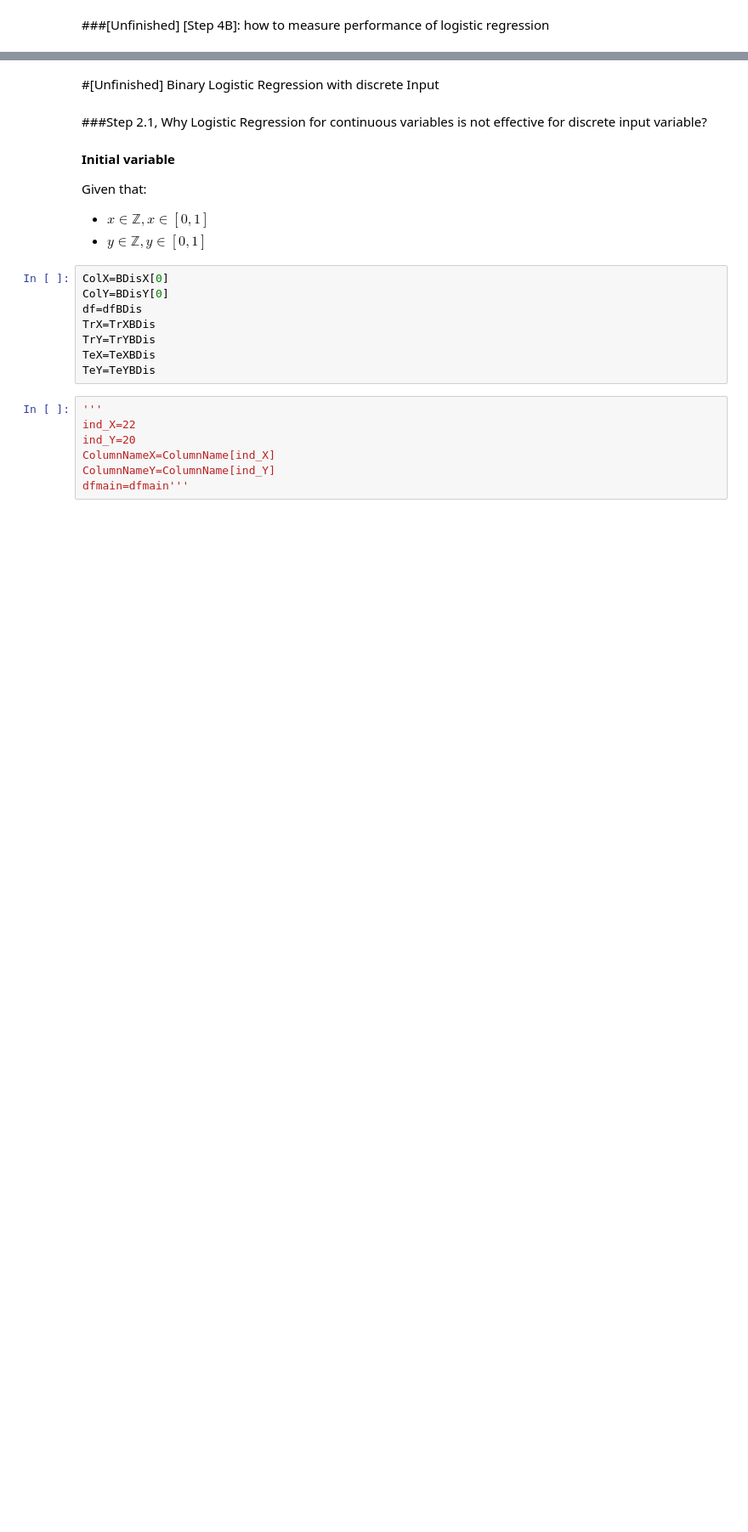
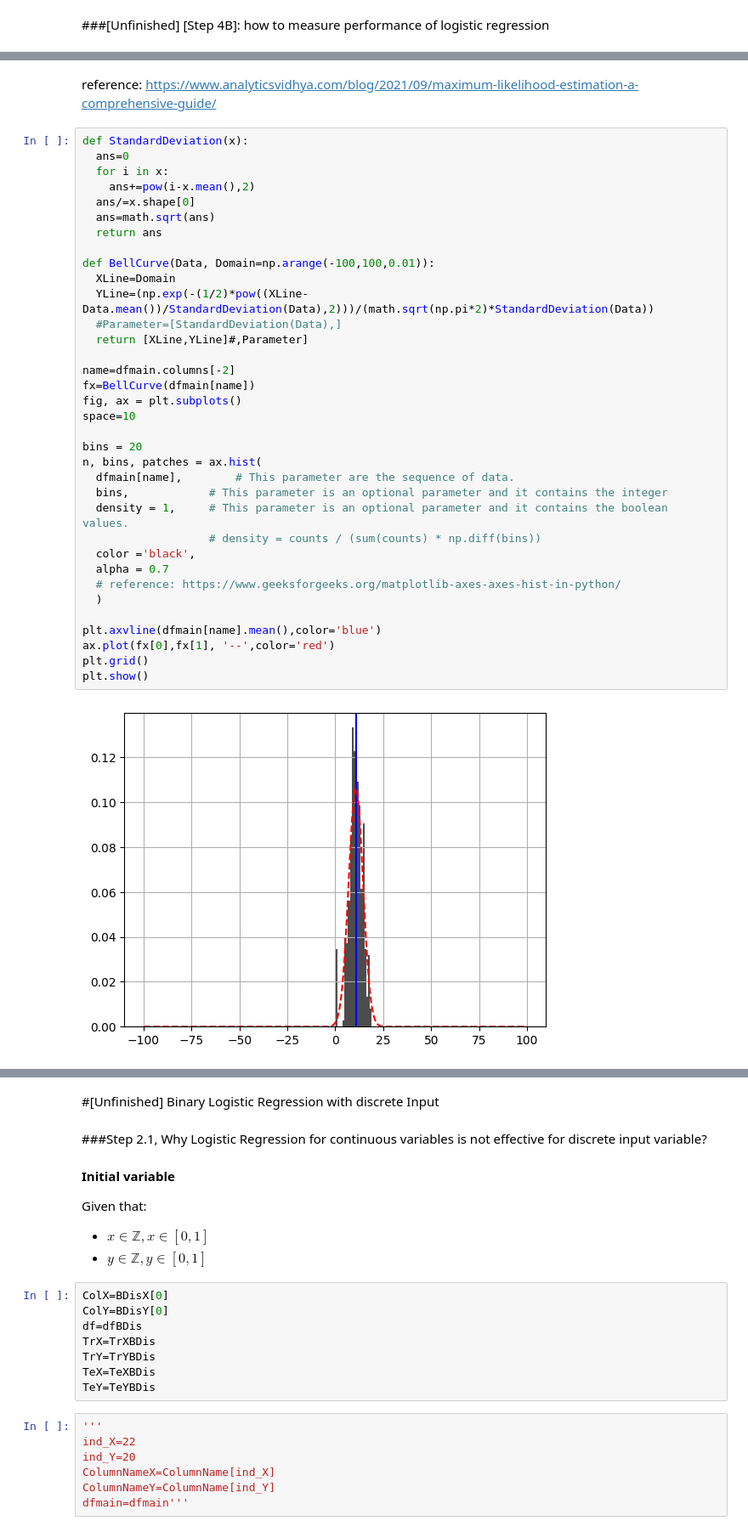
Before and after one commit to NihilisticMotif/Data-Science-Documentation, a Jupyter notebook: Data-Science-Documentation/ML_Algorithm/LogisticRegression.ipynb, the cells around one changed output, grey strips where cells are left out. Shown at 85% size. Saved outputs shown, nothing was run; the diff lists cells and outputs as text; blank space fills up the shorter version.

```diff
--- a/Data-Science-Documentation/ML_Algorithm/LogisticRegression.ipynb
+++ b/Data-Science-Documentation/ML_Algorithm/LogisticRegression.ipynb
@@ -844,0 +942,39 @@ print(LogisR_DiffEvaluation(TrX,TrY,skLGBi.coef_,skLGBi.intercept_))
+# %% [markdown]
+reference: https://www.analyticsvidhya.com/blog/2021/09/maximum-likelihood-estimation-a-comprehensive-guide/
+# %%
+def StandardDeviation(x):
+  ans=0
+  for i in x:
+    ans+=pow(i-x.mean(),2)
+  ans/=x.shape[0]
+  ans=math.sqrt(ans)
+  return ans
+
+def BellCurve(Data, Domain=np.arange(-100,100,0.01)):
+  XLine=Domain
+  YLine=(np.exp(-(1/2)*pow((XLine-Data.mean())/StandardDeviation(Data),2)))/(math.sqrt(np.pi*2)*StandardDeviation(Data))
+  #Parameter=[StandardDeviation(Data),]
+  return [XLine,YLine]#,Parameter]
+
+name=dfmain.columns[-2]
+fx=BellCurve(dfmain[name])
+fig, ax = plt.subplots()
+space=10
+
+bins = 20
+n, bins, patches = ax.hist(
+  dfmain[name],        # This parameter are the sequence of data.
+  bins,            # This parameter is an optional parameter and it contains the integer
+  density = 1,     # This parameter is an optional parameter and it contains the boolean values.
+                   # density = counts / (sum(counts) * np.diff(bins))
+  color ='black',
+  alpha = 0.7
+  # reference: https://www.geeksforgeeks.org/matplotlib-axes-axes-hist-in-python/
+  )
+
+plt.axvline(dfmain[name].mean(),color='blue')
+ax.plot(fx[0],fx[1], '--',color='red')
+plt.grid()
+plt.show()
+# %% [output]
+[figure, added]
```
Also changed, not shown: parts of 34 cells of this notebook.
